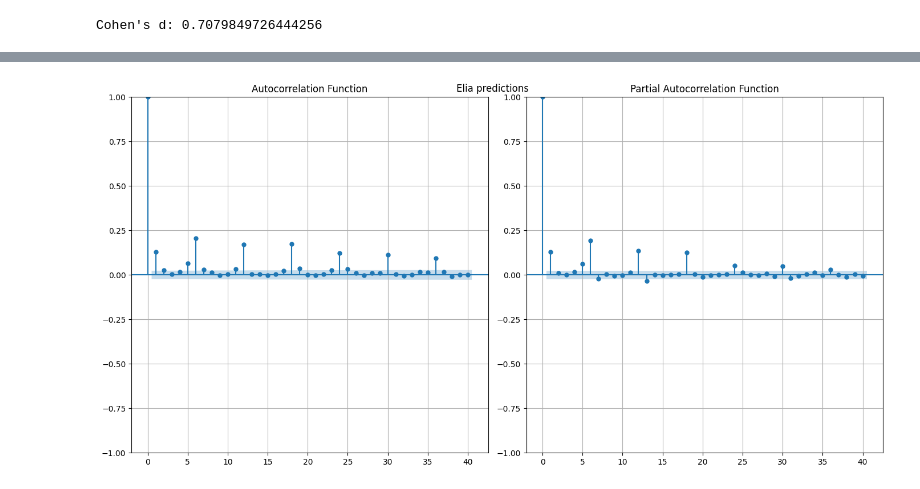
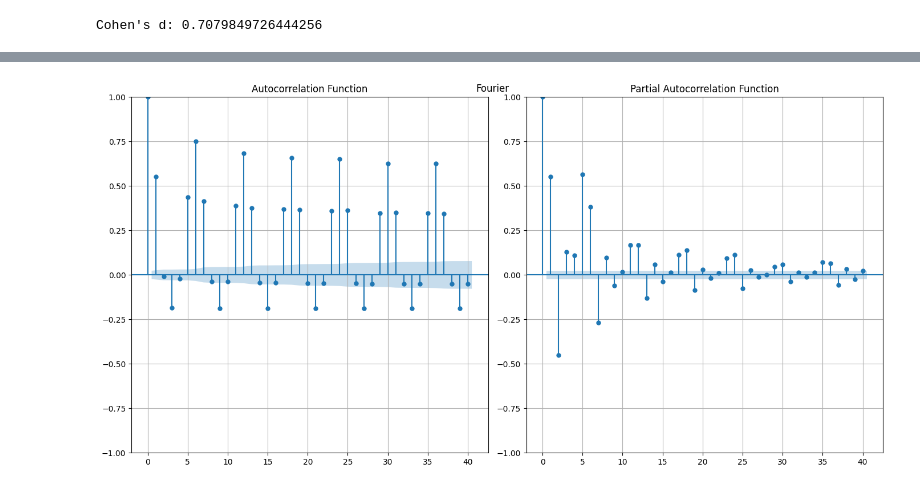
Before and after one commit to avhou/dne, a Jupyter notebook: code/elia_predictions_vs_timeseries_transformer.ipynb, the cells around one changed output, grey strips where cells are left out. Drawn from its saved outputs; the diff is of its cells as text; code cells hidden in the pictures.

```diff
--- a/code/elia_predictions_vs_timeseries_transformer.ipynb
+++ b/code/elia_predictions_vs_timeseries_transformer.ipynb
@@ -149,16 +149,17 @@ Cohen's d: 0.7079849726444256
 # %%
 from statsmodels.graphics.tsaplots import plot_acf, plot_pacf
 
-plt.figure(figsize=(14, 7))
-plt.subplot(121)
-plot_acf(test_df['residuals_fourier'], ax=plt.gca(), lags=40, title='Autocorrelation Function')
-plt.grid(True)
+def gen_p_acf(res, name):
+    plt.figure(figsize=(14, 7))
+    plt.subplot(121)
+    plot_acf(res, ax=plt.gca(), lags=40, title='Autocorrelation Function')
+    plt.grid(True)
 
-# Plot PACF
-plt.subplot(122)
-plot_pacf(test_df['residuals_fourier'], ax=plt.gca(), lags=40, title='Partial Autocorrelation Function')
-plt.grid(True)
+    # Plot PACF
+    plt.subplot(122)
+    plot_pacf(res, ax=plt.gca(), lags=40, title='Partial Autocorrelation Function')
+    plt.grid(True)
 
-plt.tight_layout()
-plt.suptitle('Fourier predictions')
-plt.show()
+    plt.tight_layout()
+    plt.suptitle(name)
+    plt.show()
@@ -167,17 +166,4 @@ plt.show()
-# %%
-from statsmodels.graphics.tsaplots import plot_acf, plot_pacf
-
-plt.figure(figsize=(14, 7))
-plt.subplot(121)
-plot_acf(test_df['residuals_elia'], ax=plt.gca(), lags=40, title='Autocorrelation Function')
-plt.grid(True)
-# Plot PACF
-plt.subplot(122)
-plot_pacf(test_df['residuals_elia'], ax=plt.gca(), lags=40, title='Partial Autocorrelation Function')
-plt.grid(True)
-
-plt.tight_layout()
-plt.suptitle('Elia predictions')
-plt.show()
-# %% [output]
-[figure, removed]
+# %%
+gen_p_acf(test_df['residuals_fourier'], "Fourier")
+# %% [output]
+[figure, added]
```
Also changed, not shown: parts of 2 cells of this notebook.
